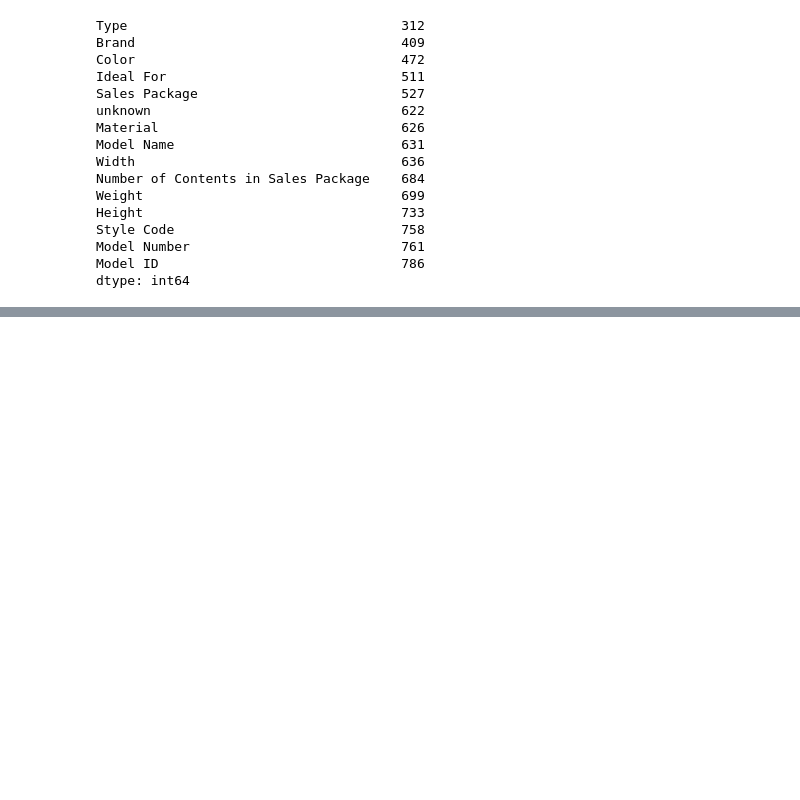
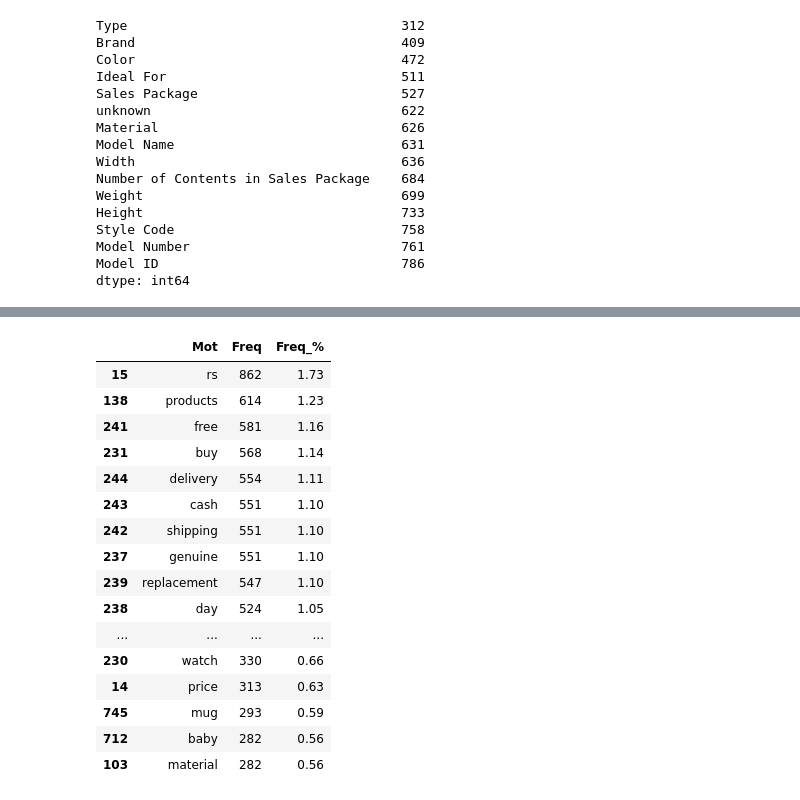
Before and after one commit to l4nc3l0t/P6, a Jupyter notebook: P6_01_notebook.ipynb, the cells around one changed output, grey strips where cells are left out. Cells and saved outputs as stored; diff of their text form; code cells hidden in the pictures; blank space fills up the shorter version.

Commit message:
add création fichiers, améliorations fig freq

```diff
--- a/P6_01_notebook.ipynb
+++ b/P6_01_notebook.ipynb
@@ -207,17 +233,26 @@ TextData = CategoryTree.iloc[:, :3].merge(
 # %%
 # liste des identifiants produits et des fichiers d'image associés
 ImgList = data[['pid', 'image']]
+# %%
+# nettoyage ponctuation, nombres
+def clean_text(text):
+    textNpunct = ''.join(
+        [char for char in text if char not in string.punctuation])
+    textNnum = ''.join([char for char in textNpunct if not char.isdigit()])
+    textClean = textNnum
+    return textClean
+
+
+Descriptions = TextData.description.apply(lambda x: clean_text(x))
 # %%
 # tokenisation
 Tokens = {}
 for r in range(len(TextData)):
-    Tokens[TextData.pid[r]] = nltk.word_tokenize(
-        TextData.loc[r, 'description'].lower())
+    Tokens[TextData.pid[r]] = nltk.word_tokenize(Descriptions.loc[r].lower())
 # %%
-# nettoyage stopwords, ponctuation et nombres
+# nettoyage stopwords
 stopW = nltk.corpus.stopwords.words('english')
-for p in string.punctuation:
-    stopW.append(p)
+stopW.append([char for char in string.ascii_lowercase])  # supp lettres uniques
 TokensClean = {}
 for r in range(len(TextData)):
     TokensClean[TextData.pid[r]] = [
@@ -234,0 +272,30 @@ for r in range(len(TextData)):
+# %%
+FullTok = []
+for r in range(len(TextData)):
+    for word in [*TokensClean[TextData.pid[r]]]:
+        FullTok.append(word)
+# %%
+FreqFull = pd.DataFrame({
+    'Mot': nltk.FreqDist(FullTok).keys(),
+    'Freq': nltk.FreqDist(FullTok).values()
+})
+FreqFull['Freq_%'] = round(FreqFull.Freq * 100 / FreqFull.Freq.sum(), 2)
+FreqFull.sort_values(['Freq'], ascending=False).head(20)
+# %% [output]
+|  | Mot | Freq | Freq_% |
+| 15 | rs | 862 | 1.73 |
+| 138 | products | 614 | 1.23 |
+| 241 | free | 581 | 1.16 |
+| 231 | buy | 568 | 1.14 |
+| 244 | delivery | 554 | 1.11 |
+| 243 | cash | 551 | 1.10 |
+| 242 | shipping | 551 | 1.10 |
+| 237 | genuine | 551 | 1.10 |
+| 239 | replacement | 547 | 1.10 |
+| 238 | day | 524 | 1.05 |
+| ... | ... | ... | ... |
+| 230 | watch | 330 | 0.66 |
+| 14 | price | 313 | 0.63 |
+| 745 | mug | 293 | 0.59 |
+| 712 | baby | 282 | 0.56 |
+| 103 | material | 282 | 0.56 |
```
Also changed, not shown: parts of 7 cells of this notebook, 1 other file.
